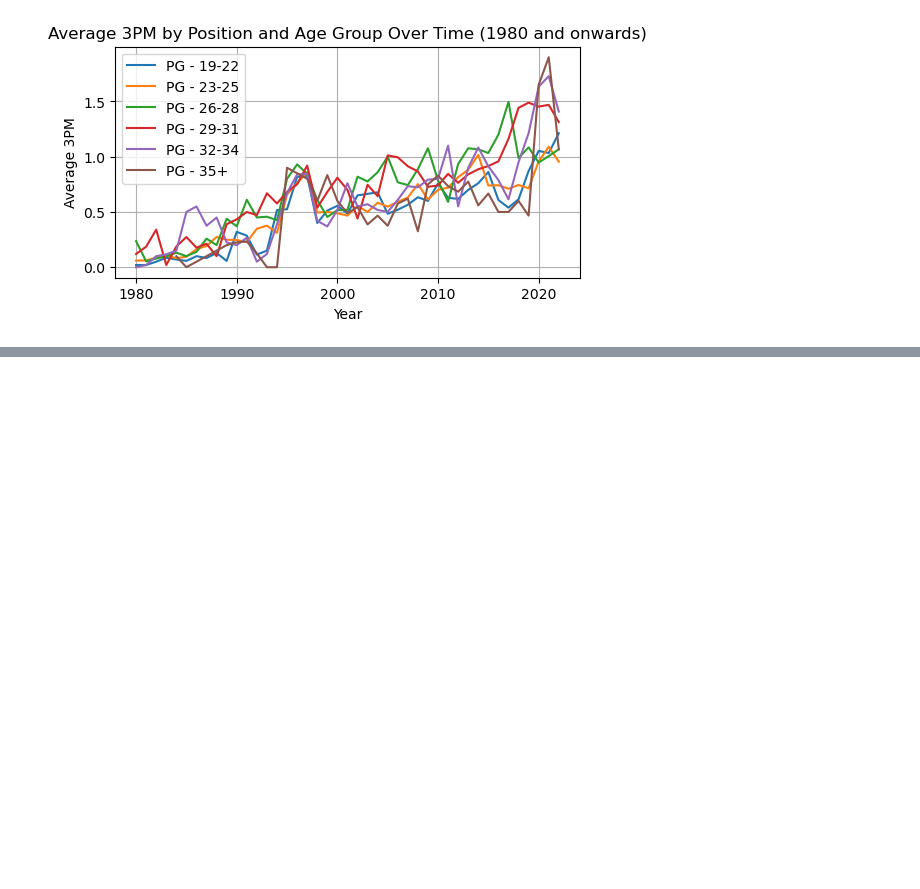
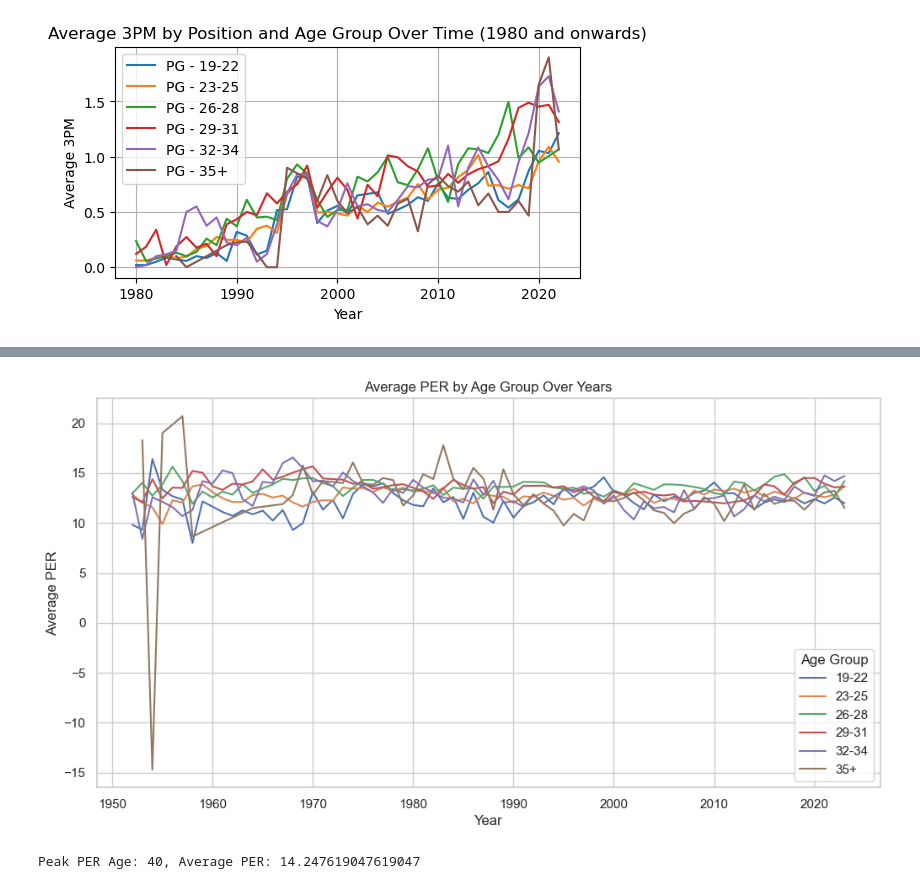
Before and after one commit to yigitcevk/bigdata, a Jupyter notebook: main.ipynb, the cells around one changed output, grey strips where cells are left out. Drawn from its saved outputs; the diff is of its cells as text; code cells hidden in the pictures; blank space fills up the shorter version.

```diff
--- a/main.ipynb
+++ b/main.ipynb
@@ -15,6 +21,7 @@ CSV_LOCATION = "archive/nba_stats_1950_2022.csv"
 # %%
-# Read the dataset
+# Read the datasets
 df = spark.read.csv(CSV_LOCATION, header=True, inferSchema=True)
+df_advanced = spark.read.csv(CSV_LOCATION_ADVANCED, header=True, inferSchema=True)
 # %%
 df.printSchema()
 # %% [output]
@@ -60,13 +89,17 @@ only showing top 5 rows
 # %%
 # Filter out the TOT records into a separate DataFrame
 tot_df = df.filter(df["Tm"] == "TOT")
+tot_df_advanced = df_advanced.filter(df_advanced["Tm"] == "TOT")
 # Get the non-TOT records into another DataFrame
 non_tot_df = df.filter(df["Tm"] != "TOT")
+non_tot_df_advanced = df_advanced.filter(df_advanced["Tm"] != "TOT")
 # Now, remove players from the non-TOT DataFrame that appear in the TOT DataFrame
 clean_non_tot_df = non_tot_df.join(tot_df, ["Player", "Year"], "left_anti")
+clean_non_tot_df_advanced = non_tot_df_advanced.join(tot_df_advanced, ["Player", "Year"], "left_anti")
 # %%
 # Union the TOT and cleaned non-TOT DataFrames
 final_df = tot_df.unionByName(clean_non_tot_df).orderBy(F.asc("Year"),F.asc("Rk"))
+final_df_advanced = tot_df_advanced.unionByName(clean_non_tot_df_advanced).orderBy(F.asc("Year"),F.asc("Rk"))
 final_df.show()
 # %% [output]
 +---+----------------+---+---+---+---+----+----+---+----+-----+----+----+----+---+----+-----+-----+---+---+-----+----+----+----+---+----+----+----+---+----+----+
@@ -331,0 +497,11 @@ plt.show()
+# %%
+df_advanced_minutes_filtered = final_df_advanced.filter(final_df_advanced["MP"] > 10).orderBy(F.asc("Year"))
+
+# Add age group column
+df_advanced_minutes_filtered = df_advanced_minutes_filtered.withColumn("AgeGroup", age_group_expr)
+
+# Calculate average PER for each age group and year
+avg_per_by_age_group = df_advanced_minutes_filtered.groupBy("Year", "AgeGroup").agg(F.avg("PER").alias("AvgPER")).orderBy("Year", "AgeGroup")
+
+# Display the result
+avg_per_by_age_group.show()
@@ -331,0 +526,38 @@ plt.show()
+# %%
+import seaborn as sns
+df_advanced_minutes_filtered = final_df_advanced.filter(final_df_advanced["MP"] > 10).orderBy(F.asc("Year"))
+
+# Collect the data to the driver for plotting
+avg_per_data = avg_per_by_age_group.toPandas()
+
+# Set the plotting style
+sns.set(style="whitegrid")
+
+# Plot
+plt.figure(figsize=(12, 6))
+for age_group in avg_per_data['AgeGroup'].unique():
+    subset = avg_per_data[avg_per_data['AgeGroup'] == age_group]
+    plt.plot(subset['Year'], subset['AvgPER'], label=age_group)
+
+# Adding labels and title
+plt.xlabel('Year')
+plt.ylabel('Average PER')
+plt.title('Average PER by Age Group Over Years')
+plt.legend(title='Age Group')
+
+# Show plot
+plt.show()
+# %% [output]
+[figure, added]
+# %%
+# Calculate average PER for each age
+avg_per_by_age = final_df_advanced.groupBy("Age").agg(F.avg("PER").alias("AvgPER"))
+#avg_per_by_age = df_advanced_minutes_filtered.groupBy("Age").agg(F.avg("PER").alias("AvgPER"))
+
+# Order by AvgPER to find the peak age
+peak_per_age = avg_per_by_age.orderBy(F.desc("AvgPER")).first()
+
+# Display the peak age and its average PER
+print(f"Peak PER Age: {peak_per_age['Age']}, Average PER: {peak_per_age['AvgPER']}")
+# %% [output]
+Peak PER Age: 40, Average PER: 14.247619047619047
```
Also changed, not shown: parts of 17 cells of this notebook, 3 other files.
